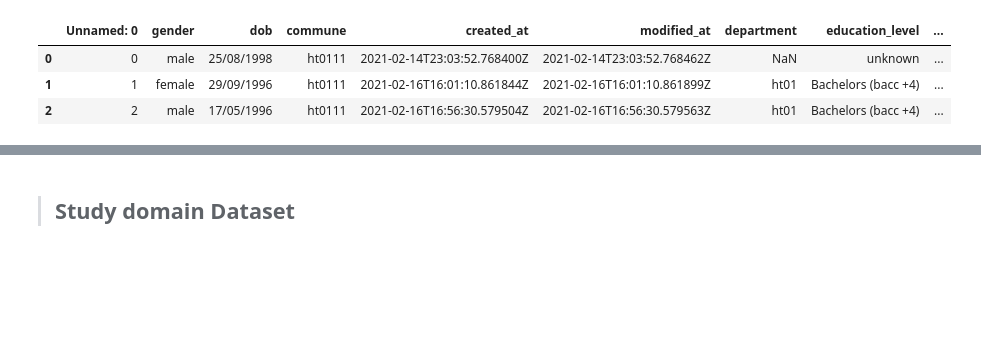
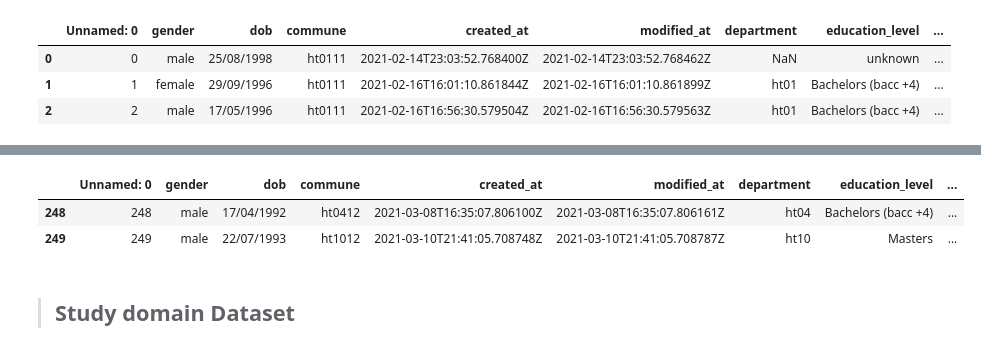
Before and after one commit to kesnel/Project-Data-Processing, a Jupyter notebook: data.ipynb, the cells around one changed output, grey strips where cells are left out. Drawn from its saved outputs; the diff is of its cells as text; code cells hidden in the pictures; blank space fills up the shorter version.

Commit message:
Cleaning all our dataframe before reply to our questions

```diff
--- a/data.ipynb
+++ b/data.ipynb
@@ -329,0 +413,3 @@ quest_df.head(3)
+# %%
+# Dealing with our missing values
+clean_quest_df = quest_df.fillna({'dob':'not specified', 'department':'no info'}).fillna(0)
@@ -330,3 +437,10 @@ quest_df.head(3)
+# %%
+# Display our clean dataframe
+clean_quest_df.tail(2)
+# %% [output]
+|  | Unnamed: 0 | gender | dob | commune | created_at | modified_at | department | education_level | ... |
+| 248 | 248 | male | 17/04/1992 | ht0412 | 2021-03-08T16:35:07.806100Z | 2021-03-08T16:35:07.806161Z | ht04 | Bachelors (bacc +4) | ... |
+| 249 | 249 | male | 22/07/1993 | ht1012 | 2021-03-10T21:41:05.708748Z | 2021-03-10T21:41:05.708787Z | ht10 | Masters | ... |
 # %% [markdown]
 >## Study domain Dataset
 # %%
```
Also changed, not shown: parts of 18 cells of this notebook.
